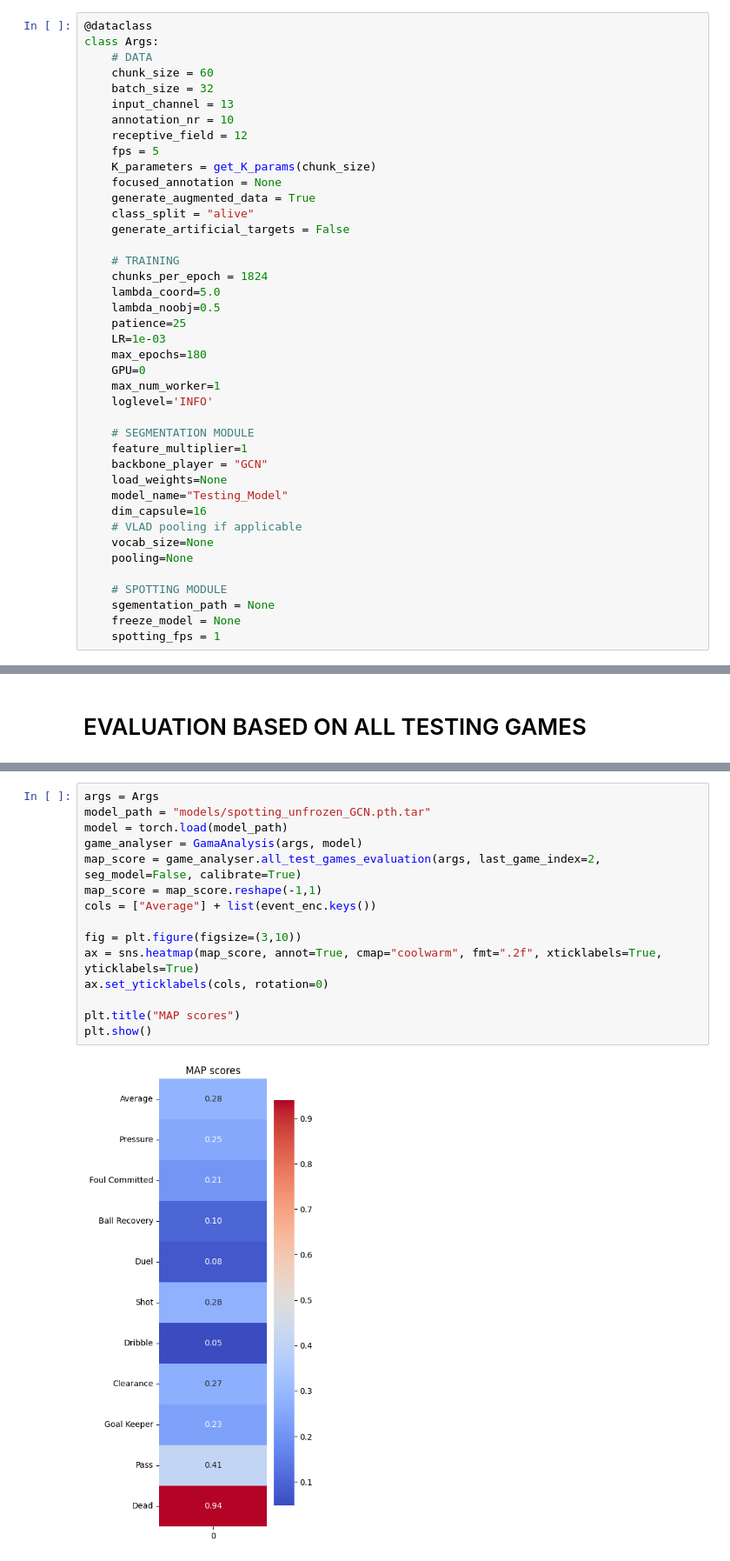
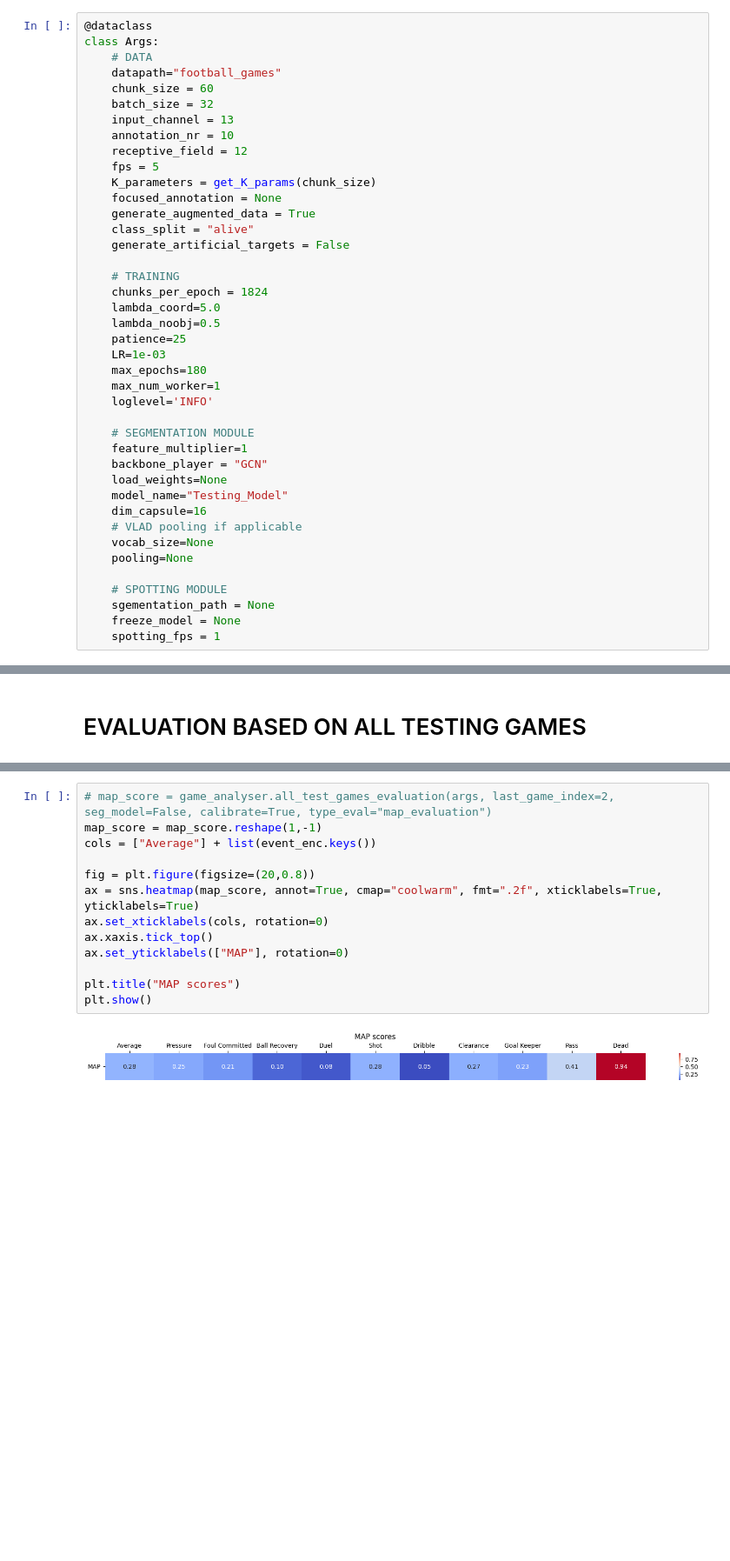
Before and after one commit to Ziolo1999/GNNsFootballEventSpotting, a Jupyter notebook: Code2/notebooks/backbone_GCN.ipynb, the cells around one changed output, grey strips where cells are left out. Shown at 87% size. Saved outputs shown, nothing was run; the diff lists cells and outputs as text; blank space fills up the shorter version.

Commit message:
Clip evaluation

```diff
--- a/Code2/notebooks/backbone_GCN.ipynb
+++ b/Code2/notebooks/backbone_GCN.ipynb
@@ -20,6 +20,7 @@ from helpers.classes import get_K_params
 @dataclass
 class Args:
     # DATA
+    datapath="football_games"
     chunk_size = 60
     batch_size = 32
     input_channel = 13
@@ -39,7 +40,6 @@ class Args:
     patience=25
     LR=1e-03
     max_epochs=180
-    GPU=0
     max_num_worker=1
     loglevel='INFO'
 
@@ -445,17 +450,15 @@ plt.show()
 # %%
-args = Args
-model_path = "models/spotting_unfrozen_GCN.pth.tar"
-model = torch.load(model_path)
-game_analyser = GamaAnalysis(args, model)
-map_score = game_analyser.all_test_games_evaluation(args, last_game_index=2, seg_model=False, calibrate=True)
-map_score = map_score.reshape(-1,1)
+# map_score = game_analyser.all_test_games_evaluation(args, last_game_index=2, seg_model=False, calibrate=True, type_eval="map_evaluation")
+map_score = map_score.reshape(1,-1)
 cols = ["Average"] + list(event_enc.keys())
 
-fig = plt.figure(figsize=(3,10))
+fig = plt.figure(figsize=(20,0.8))
 ax = sns.heatmap(map_score, annot=True, cmap="coolwarm", fmt=".2f", xticklabels=True, yticklabels=True)
-ax.set_yticklabels(cols, rotation=0)
+ax.set_xticklabels(cols, rotation=0)
+ax.xaxis.tick_top()
+ax.set_yticklabels(["MAP"], rotation=0)
 
 plt.title("MAP scores")
 plt.show()
 # %% [output]
-[figure, old version]
+[figure, new version]
```
Also changed, not shown: parts of 4 cells of this notebook, 11 other files.
